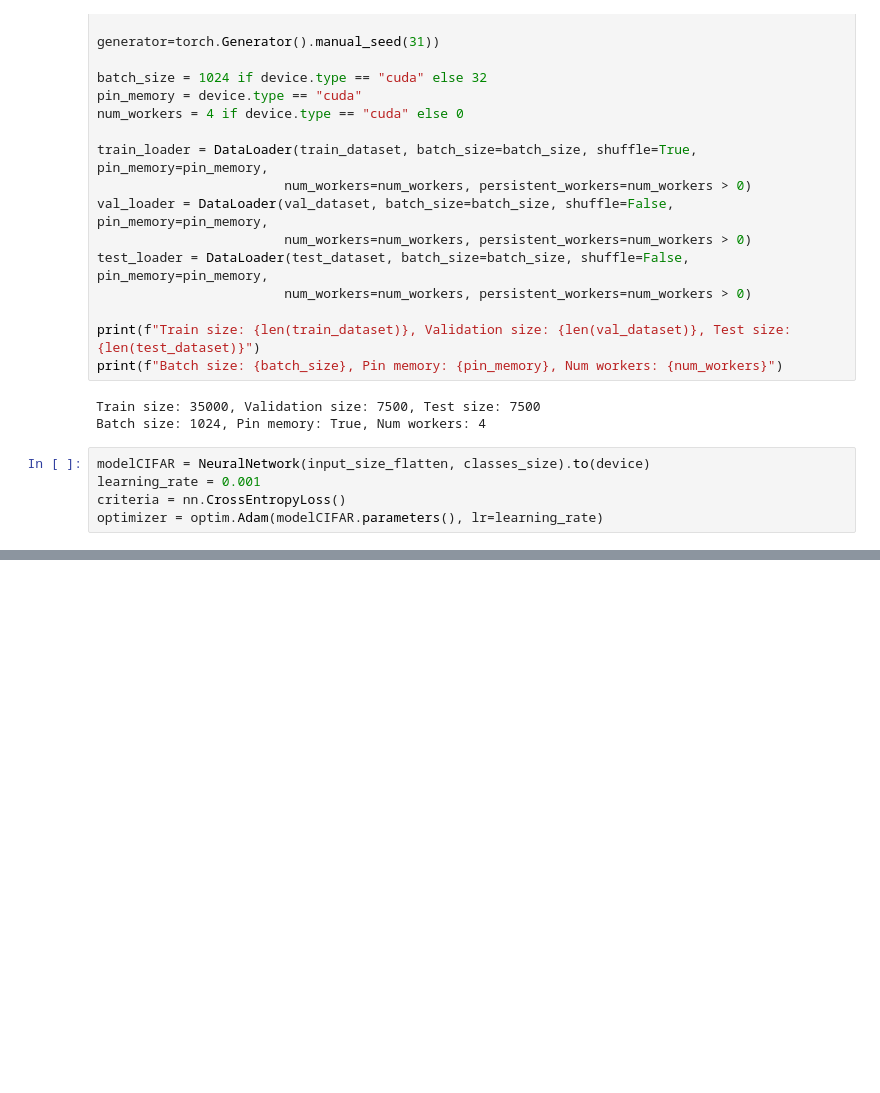
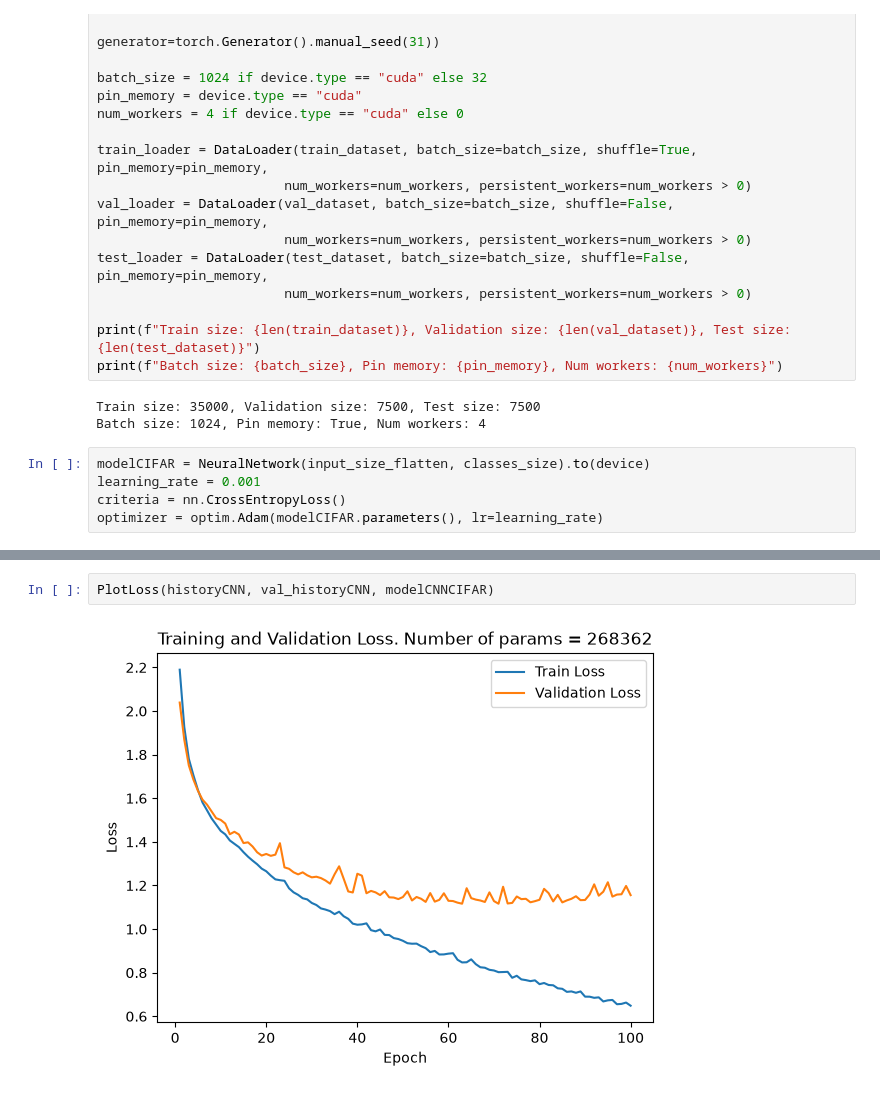
Before and after one commit to rafarillo/MAC5921, a Jupyter notebook: tarefa1.ipynb, the cells around one changed output, grey strips where cells are left out. Saved outputs shown, nothing was run; the diff lists cells and outputs as text; blank space fills up the shorter version.

```diff
--- a/tarefa1.ipynb
+++ b/tarefa1.ipynb
@@ -358,0 +397,4 @@ RuntimeError: mat1 and mat2 shapes cannot be multiplied (1024x1024 and 3072x256)
+# %%
+PlotLoss(historyCNN, val_historyCNN, modelCNNCIFAR)
+# %% [output]
+[figure, added]
```
Also changed, not shown: parts of 38 cells of this notebook, 1 other file.
